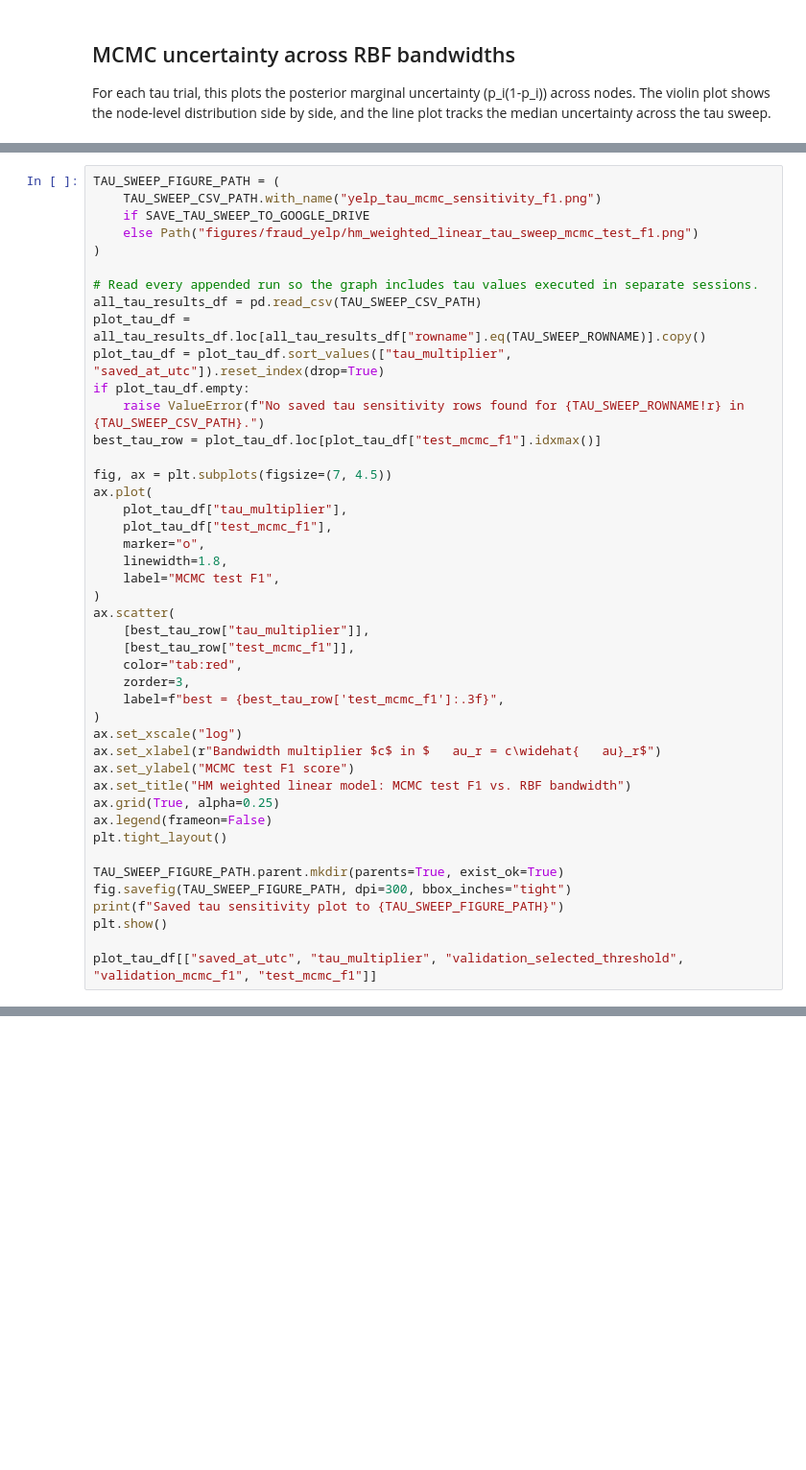
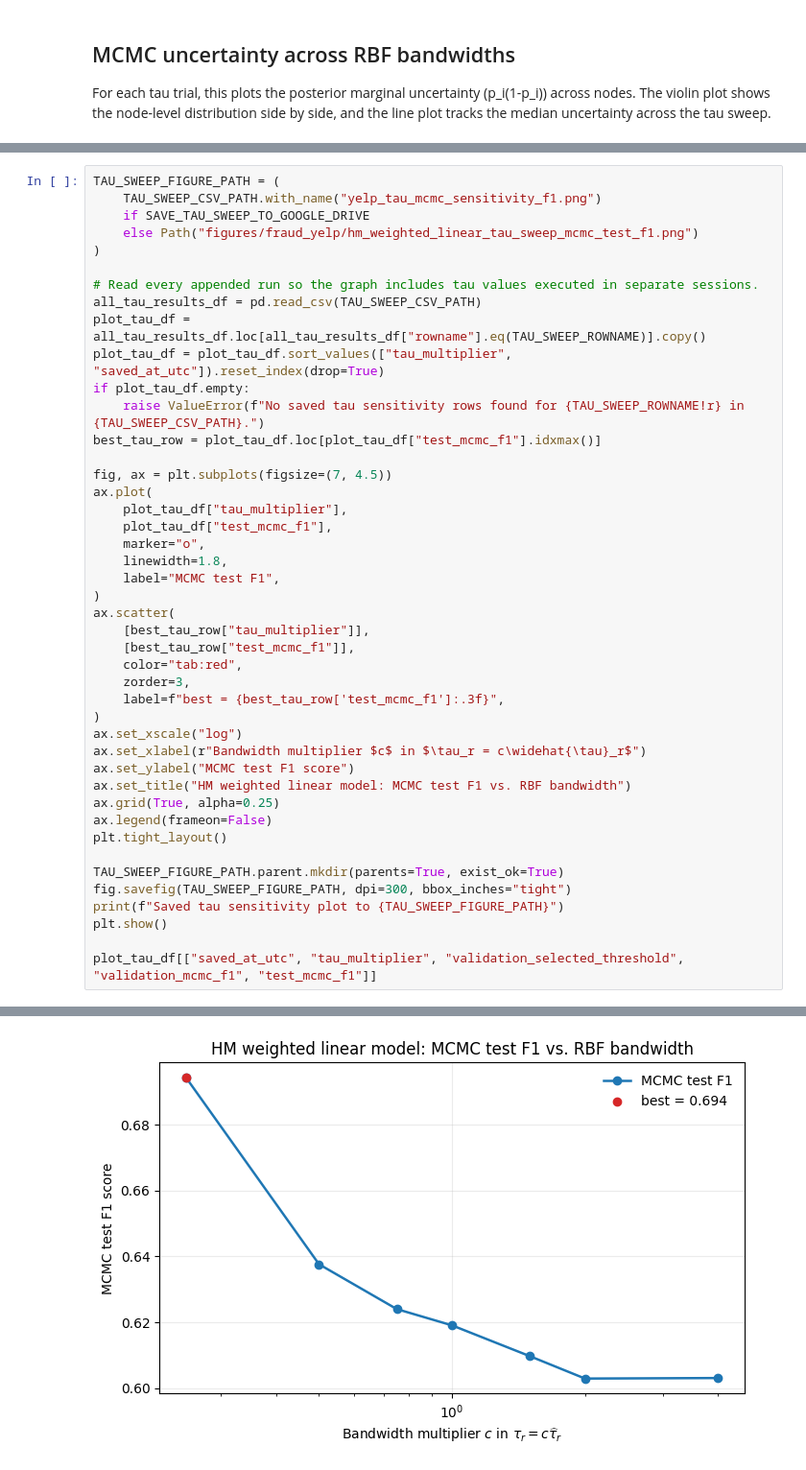
Before and after one commit to Sanchayan-Bhowal/BitcoinTransactionClassification, a Jupyter notebook: script/yelp/S_hm_weighted_linear.ipynb, the cells around one changed output, grey strips where cells are left out. Shown at 96% size. Drawn from its saved outputs; the diff is of its cells as text; blank space fills up the shorter version.

Commit message:
hyperparameter images added

```diff
--- a/script/yelp/S_hm_weighted_linear.ipynb
+++ b/script/yelp/S_hm_weighted_linear.ipynb
@@ -2074,7 +2115,7 @@ ax.scatter(
     label=f"best = {best_tau_row['test_mcmc_f1']:.3f}",
 )
 ax.set_xscale("log")
-ax.set_xlabel(r"Bandwidth multiplier $c$ in $	au_r = c\widehat{	au}_r$")
+ax.set_xlabel(r"Bandwidth multiplier $c$ in $\tau_r = c\widehat{\tau}_r$")
 ax.set_ylabel("MCMC test F1 score")
 ax.set_title("HM weighted linear model: MCMC test F1 vs. RBF bandwidth")
 ax.grid(True, alpha=0.25)
@@ -2087,3 +2128,4 @@ print(f"Saved tau sensitivity plot to {TAU_SWEEP_FIGURE_PATH}")
 plt.show()
 
 plot_tau_df[["saved_at_utc", "tau_multiplier", "validation_selected_threshold", "validation_mcmc_f1", "test_mcmc_f1"]]
+# %% [output]
@@ -2089,0 +2133 @@ plot_tau_df[["saved_at_utc", "tau_multiplier", "validation_selected_threshold",
+[figure, added]
```
Also changed, not shown: parts of 18 cells of this notebook, 3 other files.
